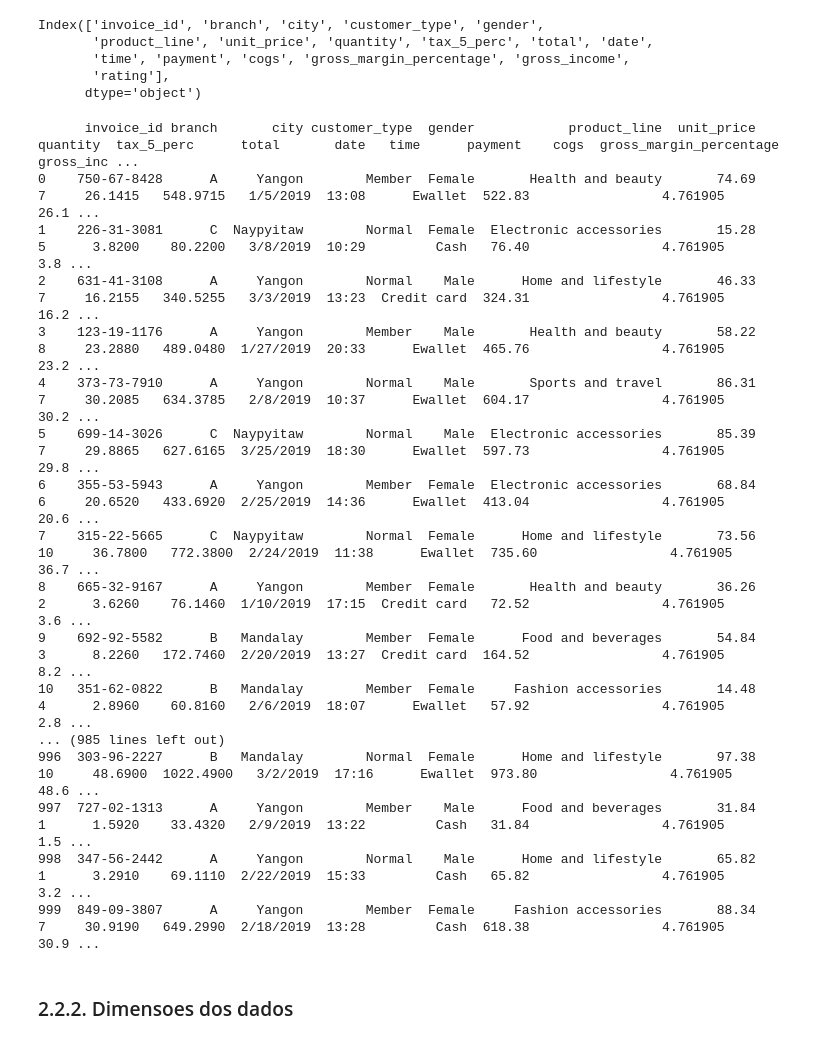
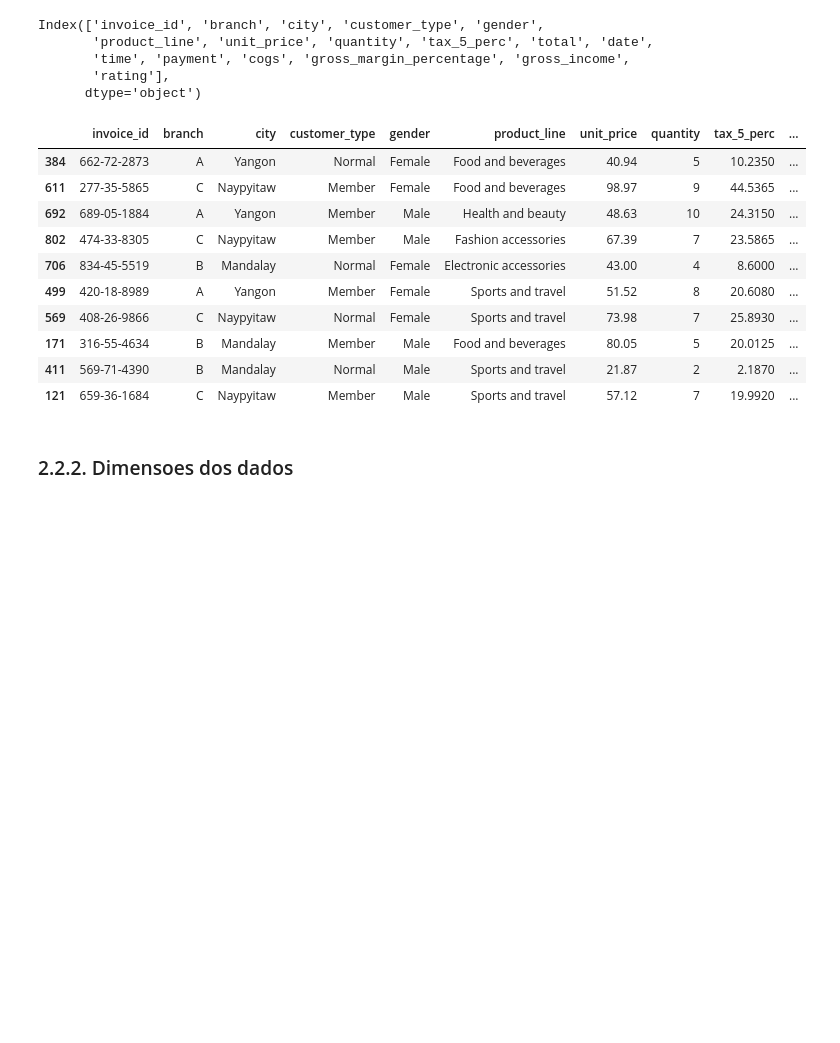
Before and after one commit to JeffersonMagalhaes/supermarket-sales, a Jupyter notebook: code/supermarket_analysis.ipynb, the cells around one changed output. Drawn from its saved outputs; the diff is of its cells as text; code cells hidden in the pictures; blank space fills up the shorter version.

```diff
--- a/code/supermarket_analysis.ipynb
+++ b/code/supermarket_analysis.ipynb
@@ -205,25 +207,19 @@ Index(['invoice_id', 'branch', 'city', 'customer_type', 'gender',
 # %%
 df2['date_time'] = df2['date'] + ' ' + df2['time']
 # %%
-df2
+df2.sample(10)
 # %% [output]
-      invoice_id branch       city customer_type  gender            product_line  unit_price  quantity  tax_5_perc      total       date   time      payment    cogs  gross_margin_percentage  gross_inc ...
-0    750-67-8428      A     Yangon        Member  Female       Health and beauty       74.69         7     26.1415   548.9715   1/5/2019  13:08      Ewallet  522.83                 4.761905       26.1 ...
-1    226-31-3081      C  Naypyitaw        Normal  Female  Electronic accessories       15.28         5      3.8200    80.2200   3/8/2019  10:29         Cash   76.40                 4.761905        3.8 ...
-2    631-41-3108      A     Yangon        Normal    Male      Home and lifestyle       46.33         7     16.2155   340.5255   3/3/2019  13:23  Credit card  324.31                 4.761905       16.2 ...
-3    123-19-1176      A     Yangon        Member    Male       Health and beauty       58.22         8     23.2880   489.0480  1/27/2019  20:33      Ewallet  465.76                 4.761905       23.2 ...
-4    373-73-7910      A     Yangon        Normal    Male       Sports and travel       86.31         7     30.2085   634.3785   2/8/2019  10:37      Ewallet  604.17                 4.761905       30.2 ...
-5    699-14-3026      C  Naypyitaw        Normal    Male  Electronic accessories       85.39         7     29.8865   627.6165  3/25/2019  18:30      Ewallet  597.73                 4.761905       29.8 ...
-6    355-53-5943      A     Yangon        Member  Female  Electronic accessories       68.84         6     20.6520   433.6920  2/25/2019  14:36      Ewallet  413.04                 4.761905       20.6 ...
-7    315-22-5665      C  Naypyitaw        Normal  Female      Home and lifestyle       73.56        10     36.7800   772.3800  2/24/2019  11:38      Ewallet  735.60                 4.761905       36.7 ...
-8    665-32-9167      A     Yangon        Member  Female       Health and beauty       36.26         2      3.6260    76.1460  1/10/2019  17:15  Credit card   72.52                 4.761905        3.6 ...
-9    692-92-5582      B   Mandalay        Member  Female      Food and beverages       54.84         3      8.2260   172.7460  2/20/2019  13:27  Credit card  164.52                 4.761905        8.2 ...
-10   351-62-0822      B   Mandalay        Member  Female     Fashion accessories       14.48         4      2.8960    60.8160   2/6/2019  18:07      Ewallet   57.92                 4.761905        2.8 ...
-... (985 lines left out)
-996  303-96-2227      B   Mandalay        Normal  Female      Home and lifestyle       97.38        10     48.6900  1022.4900   3/2/2019  17:16      Ewallet  973.80                 4.761905       48.6 ...
-997  727-02-1313      A     Yangon        Member    Male      Food and beverages       31.84         1      1.5920    33.4320   2/9/2019  13:22         Cash   31.84                 4.761905        1.5 ...
-998  347-56-2442      A     Yangon        Normal    Male      Home and lifestyle       65.82         1      3.2910    69.1110  2/22/2019  15:33         Cash   65.82                 4.761905        3.2 ...
-999  849-09-3807      A     Yangon        Member  Female     Fashion accessories       88.34         7     30.9190   649.2990  2/18/2019  13:28         Cash  618.38                 4.761905       30.9 ...
+|  | invoice_id | branch | city | customer_type | gender | product_line | unit_price | quantity | tax_5_perc | ... |
+| 384 | 662-72-2873 | A | Yangon | Normal | Female | Food and beverages | 40.94 | 5 | 10.2350 | ... |
+| 611 | 277-35-5865 | C | Naypyitaw | Member | Female | Food and beverages | 98.97 | 9 | 44.5365 | ... |
+| 692 | 689-05-1884 | A | Yangon | Member | Male | Health and beauty | 48.63 | 10 | 24.3150 | ... |
+| 802 | 474-33-8305 | C | Naypyitaw | Member | Male | Fashion accessories | 67.39 | 7 | 23.5865 | ... |
+| 706 | 834-45-5519 | B | Mandalay | Normal | Female | Electronic accessories | 43.00 | 4 | 8.6000 | ... |
+| 499 | 420-18-8989 | A | Yangon | Member | Female | Sports and travel | 51.52 | 8 | 20.6080 | ... |
+| 569 | 408-26-9866 | C | Naypyitaw | Normal | Female | Sports and travel | 73.98 | 7 | 25.8930 | ... |
+| 171 | 316-55-4634 | B | Mandalay | Member | Male | Food and beverages | 80.05 | 5 | 20.0125 | ... |
+| 411 | 569-71-4390 | B | Mandalay | Normal | Male | Sports and travel | 21.87 | 2 | 2.1870 | ... |
+| 121 | 659-36-1684 | C | Naypyitaw | Member | Male | Sports and travel | 57.12 | 7 | 19.9920 | ... |
 # %% [markdown]
 ### 2.2.2. Dimensoes dos dados
 # %%
```
Also changed, not shown: parts of 23 cells of this notebook, 4 other files.
